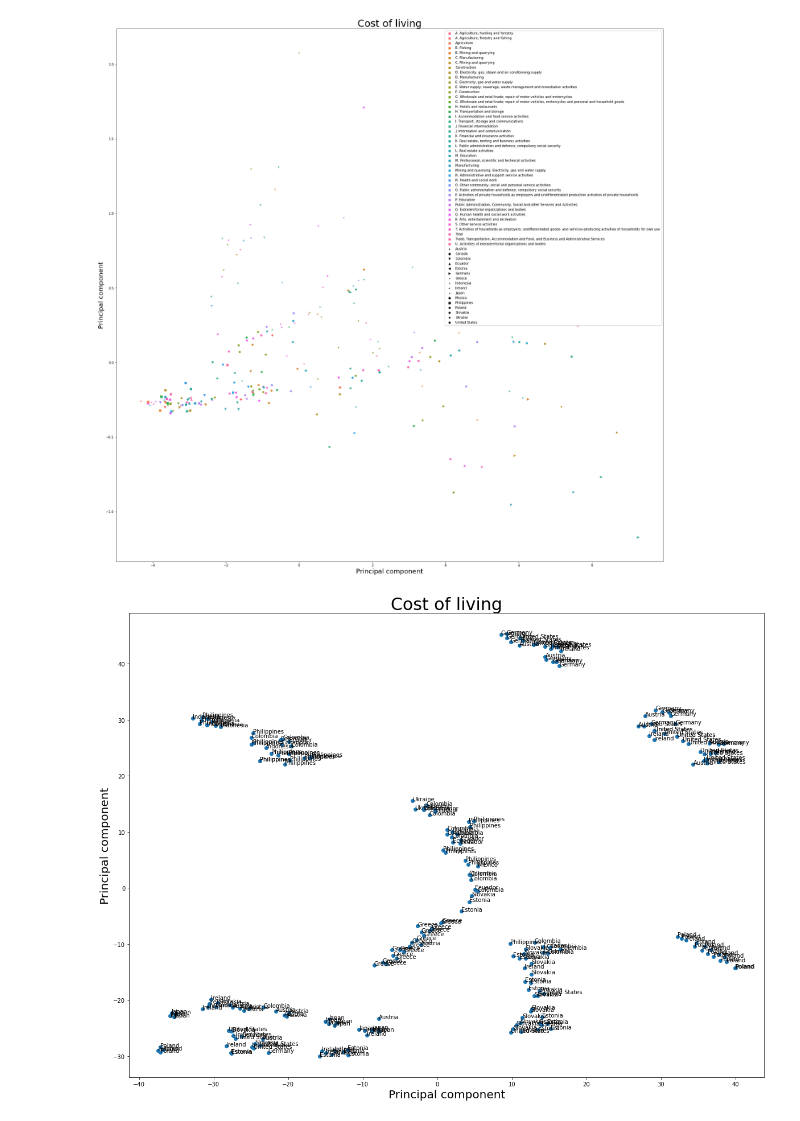
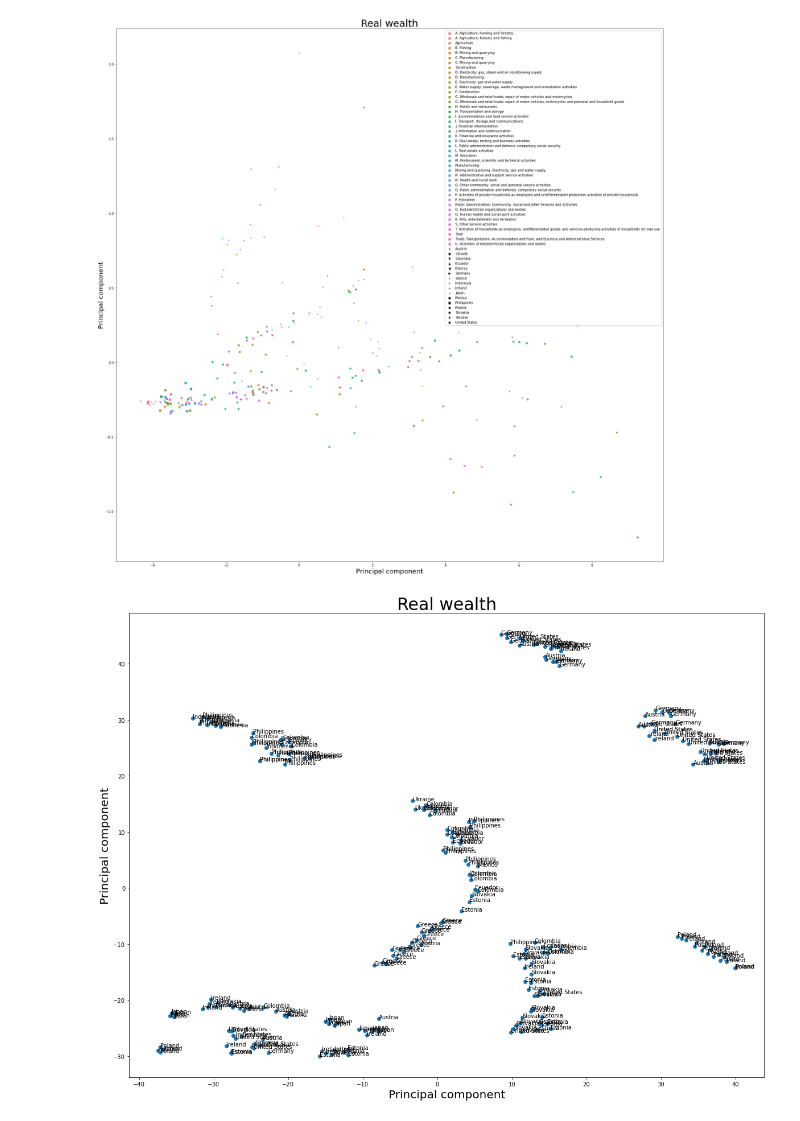
Before and after one commit to Vergenter/familyWealth, a Jupyter notebook: PCA.ipynb, the cells around one changed output. Drawn from its saved outputs; the diff is of its cells as text; code cells hidden in the pictures.

```diff
--- a/PCA.ipynb
+++ b/PCA.ipynb
@@ -211,0 +215,10 @@ for i, txt in enumerate(y):
+# %%
+fig, ax = plt.subplots(figsize=(20,15))
+tsne = TSNE(n_components=2,perplexity=2,random_state=42)
+result_x = tsne.fit_transform(x)
+ax.scatter(result_x[:,0],result_x[:,1])
+plt.title("Real wealth",fontsize=30)
+plt.ylabel('Principal component',fontsize=20)
+plt.xlabel('Principal component',fontsize=20)
+for j, txt in enumerate(y):
+    ax.annotate(txt, (result_x[j,0], result_x[j,1]))
@@ -259,16 +274,16 @@ plt.legend(handles, labels, framealpha=1)
 # %%
 from sklearn.manifold import TSNE
 fig, ax = plt.subplots(figsize=(20,15))
 tsne = TSNE(n_components=2,perplexity=9,random_state=42)
 result_x = tsne.fit_transform(x)
 ax.scatter(result_x[:,0],result_x[:,1])
-plt.title("Cost of living",fontsize=30)
+plt.title("Real wealth",fontsize=30)
 plt.ylabel('Principal component',fontsize=20)
 plt.xlabel('Principal component',fontsize=20)
 for j, txt in enumerate(y):
     ax.annotate(txt[0], (result_x[j,0], result_x[j,1]))
 # %% [output]
-[figure, old version]
+[figure, new version]
 # %%
 fig, ax = plt.subplots(figsize=(20,15))
 tsne = TSNE(n_components=2,perplexity=15,random_state=42)
```
Also changed, not shown: parts of 5 cells of this notebook.
